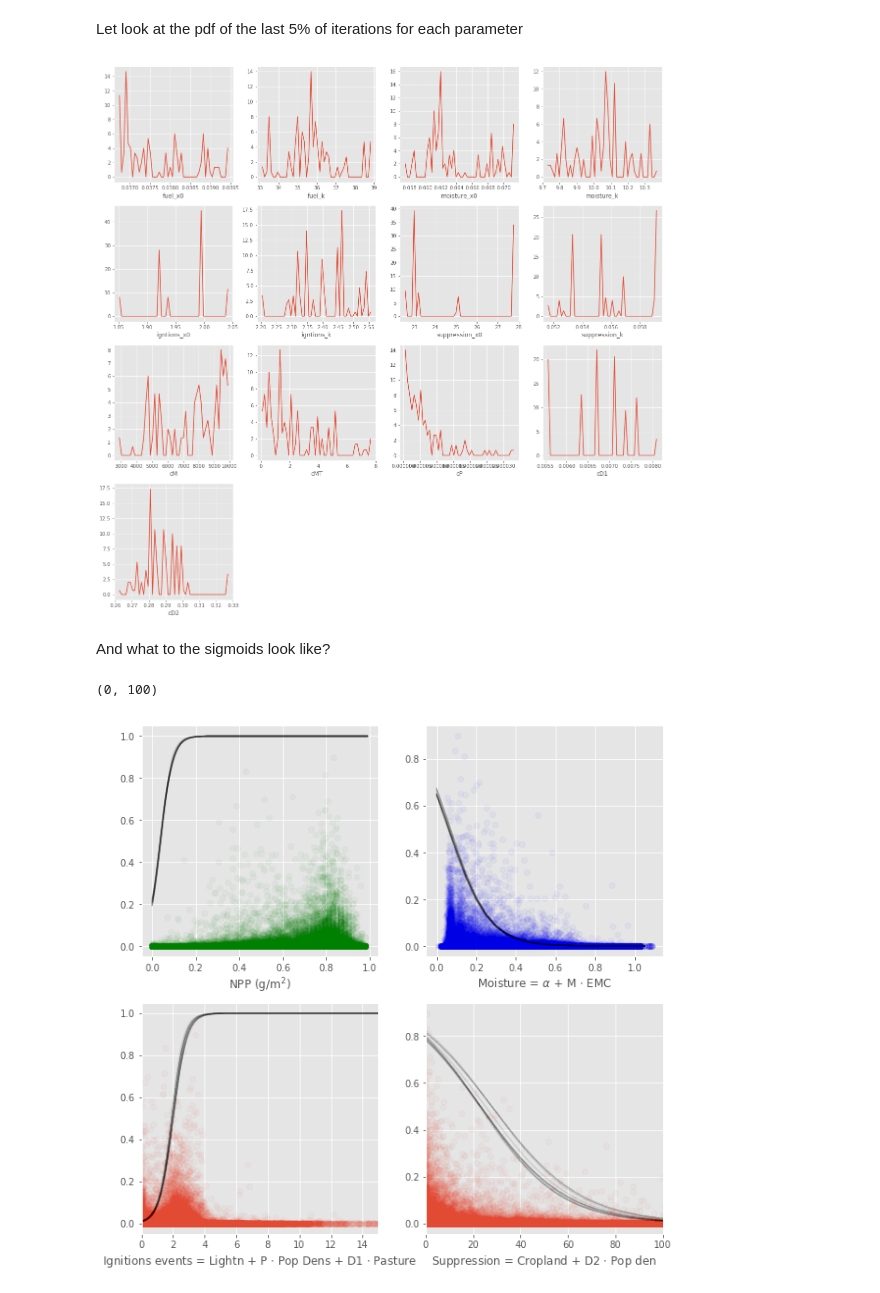
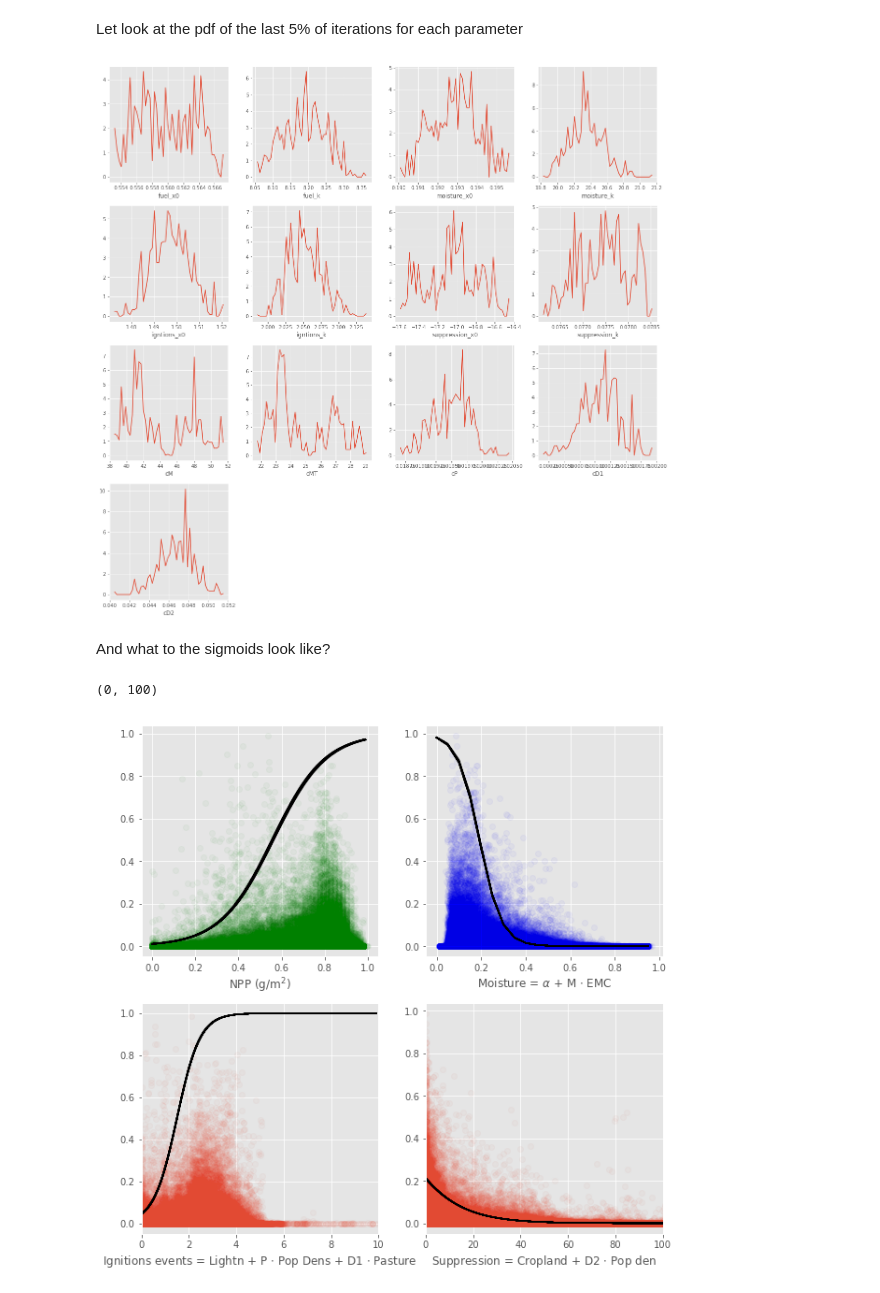
Before and after one commit to rhyswhitley/fire_limitation, a Jupyter notebook: notebooks/bayesian_inference.ipynb, the cells around one changed output. Drawn from its saved outputs; the diff is of its cells as text; code cells hidden in the pictures.

```diff
--- a/notebooks/bayesian_inference.ipynb
+++ b/notebooks/bayesian_inference.ipynb
@@ -114,11 +114,11 @@ plt.style.use('ggplot')
 %matplotlib inline
 
 # paths and parameters
-sample_pc     = 2
-nIterations   = 3000
+sample_pc     = 10
+nIterations   = 6000
 outPath       = "../data/globfire.csv"
 param_outpath = '../outputs/params.csv'
-trace_db      = '../data/firemodel_trace_maxF_longLims_CoverBigPower_TreeMoisture2.db'
+trace_db      = '../data/firemodel_trace_maxF_longLims_CoverBigPower_TreeMoisture6.db'
 # %%
 def npLog0 (x):
     return [np.log(i) if i > 0 else 0.0000001 for i in x]
@@ -262,7 +262,7 @@ with pm3.Model() as fire_error:
     moisture_x0    = pm3.Uniform('moisture_x0'   ,    -1.0,  2.0)
     moisture_k     = pm3.Uniform('moisture_k'    ,     0.0, 1000.0)
 
-    ignition_x0    = pm3.Uniform('igntions_x0'   ,  -100.0, 200.0)
+    ignition_x0    = pm3.Uniform('igntions_x0'   ,  -100.0, 10.0)
     ignition_k     = pm3.Uniform('igntions_k'    ,     0.0, 1000.0)
 
     suppression_x0 = pm3.Uniform('suppression_x0',  -100.0,  200.0)
@@ -355,7 +355,7 @@ The iterations at the start are just letting the optimization settle. So we will
 # %%
 varnames = mcmc_traces.varnames
 
-def cutFirstX(varname, ncut = 95):
+def cutFirstX(varname, ncut = 80):
     vals = mcmc_traces.get_values(varname)
     ncut = round(len(vals) * ncut / 100)
     vals = vals[ncut:]
@@ -397,7 +397,7 @@ for i in variables2Plot:
     pn = pn + 1
     plotVar(i, pn)
 # %% [output]
-[figure, old version]
+[figure, new version]
 # %% [markdown]
 And what to the sigmoids look like?
 # %%
@@ -422,7 +422,7 @@ def meanParam(x, x0, k, kmult = 1.0):
 
     return returnSigmoid(x, k, x0)
 
-def randomParam(x, x0, k, kmult = 1.0, size = 100):
+def randomParam(x, x0, k, kmult = 1.0, size = 600):
     ps = np.random.choice(vals.shape[0], size = size, replace = False)
     return [returnSigmoid(x, vals[k][i] * kmult, vals[x0][i]) for i in ps]
 # %%
@@ -472,6 +472,7 @@ plt.subplot(2, 2, 3)
 ## scatter plot
 cP  = np.mean(vals['cP' ])
 cD1 = np.mean(vals['cD1'])
+igniteMax = 10
 
 f_ignite = ignition(fd["lightning_ignitions"].values, \
                     fd["pasture"].values, \
@@ -481,39 +482,39 @@ f_ignite = ignition(fd["lightning_ignitions"].values, \
 pltVsFire(f_ignite, "Ignitions events = Lightn + P $\cdot$ Pop Dens + D1 $\cdot$ Pasture")
 
 ## Line of best fit
-Ignite = np.arange(0.0, f_ignite.max(), 0.05)
+Ignite = np.arange(0.0, igniteMax, 0.1)
 #Ignite = np.exp(Ignite)
 #=Ignite = np.arange(0.0, 10000, 1)
 r_Ignite = randomParam(Ignite, 'igntions_x0', 'igntions_k')
 #yay = returnSigmoid(Ignite, 10, 1.0)
 #Ignite = np.exp(Ignite)
 for r in r_Ignite: plt.plot(Ignite, r, 'k', alpha=.01)
 
 #plt.plot(Ignite, yay, 'red')
 
 
 ## cfg plot
 #plt.xscale('log')
-plt.xlim(0,15)
+plt.xlim(0, igniteMax)
 
 ####################
 ## Suppression    ##
 ####################
 plt.subplot(2, 2, 4)
 #scatter plot
 cD2 = np.mean(vals['cD2'])
 f_suppression = supression(fd["cropland"].values, \
                            fd["population_density"].values, \
                            cD2)
 
 pltVsFire(f_suppression, "Suppression = Cropland + D2 $\cdot$ Pop den")
 
 # Line of best fit
 Suppress = np.arange(0, 100, 0.01)
 r_suppression = randomParam(Suppress, 'suppression_x0', 'suppression_k', -1.0)
 for r in r_suppression: plt.plot(Suppress, r, 'k', alpha=.01)
 
 plt.xlim(0, 100)
 # %% [output]
 (0, 100)
-[figure, old version]
+[figure, new version]
```
Also changed, not shown: parts of 3 cells of this notebook.
